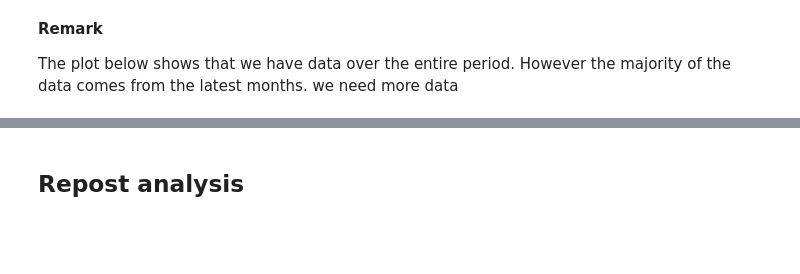
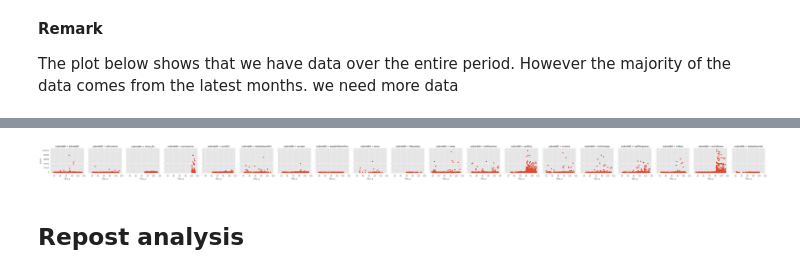
Before and after one commit to BrutishGuy/AAForB_Assignment4, a Jupyter notebook: src/exploratory_analysis/advancedanalytics.ipynb, the cells around one changed output, grey strips where cells are left out. Saved outputs shown, nothing was run; the diff lists cells and outputs as text; code cells hidden in the pictures; blank space fills up the shorter version.

```diff
--- a/src/exploratory_analysis/advancedanalytics.ipynb
+++ b/src/exploratory_analysis/advancedanalytics.ipynb
@@ -225,6 +212,10 @@ min(df.date.values)
 # %%
 g = sns.FacetGrid(data=df,col='subreddit')
 g = g.map(plt.scatter, 'day_y','score')
+plot_name = 'facet_grid_subreddit_plot_days_vs_score'
+plt.savefig(fname=VIS_DIR + plot_name)
+# %% [output]
+[figure, added]
 # %% [markdown]
 ## Repost analysis
 # %%
```
Also changed, not shown: parts of 11 cells of this notebook, 7 other files.
